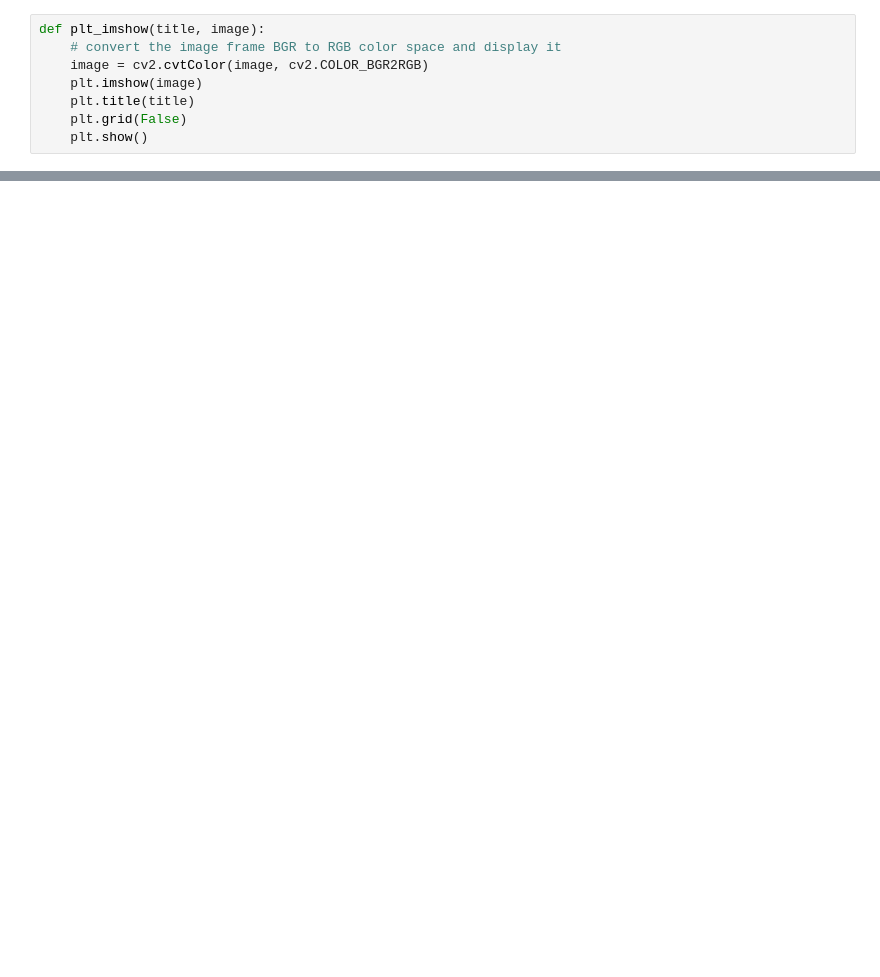
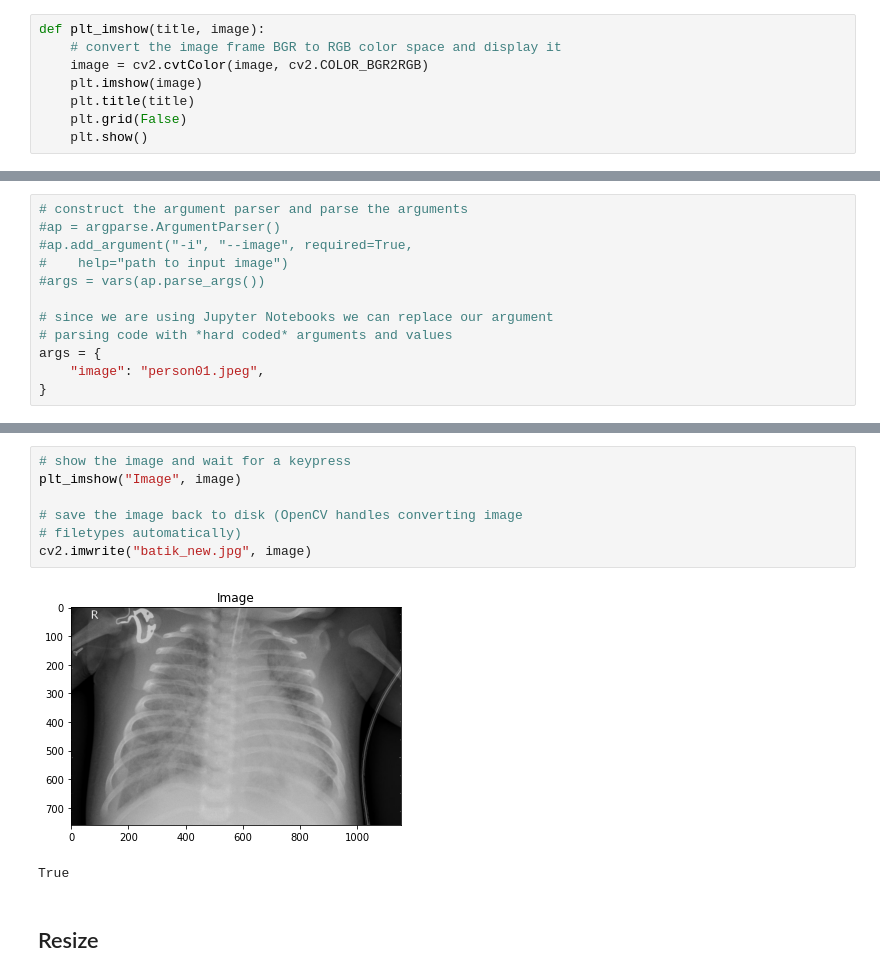
Before and after one commit to wpwwahyu/TKC_FinalProject, a Jupyter notebook: OpenCV.ipynb, the cells around one changed output, grey strips where cells are left out. Drawn from its saved outputs; the diff is of its cells as text; blank space fills up the shorter version.

```diff
--- a/OpenCV.ipynb
+++ b/OpenCV.ipynb
@@ -110,0 +101,12 @@ array([[16, 17, 18, 19],
+# %%
+# construct the argument parser and parse the arguments
+#ap = argparse.ArgumentParser()
+#ap.add_argument("-i", "--image", required=True,
+#    help="path to input image")
+#args = vars(ap.parse_args())
+
+# since we are using Jupyter Notebooks we can replace our argument
+# parsing code with *hard coded* arguments and values
+args = {
+	"image": "person01.jpeg",
+}
@@ -110,0 +128,12 @@ array([[16, 17, 18, 19],
+# %%
+# show the image and wait for a keypress
+plt_imshow("Image", image)
+
+# save the image back to disk (OpenCV handles converting image
+# filetypes automatically)
+cv2.imwrite("batik_new.jpg", image)
+# %% [output]
+[figure, added]
+True
+# %% [markdown]
+## Resize
```
Also changed, not shown: parts of 30 cells of this notebook.
